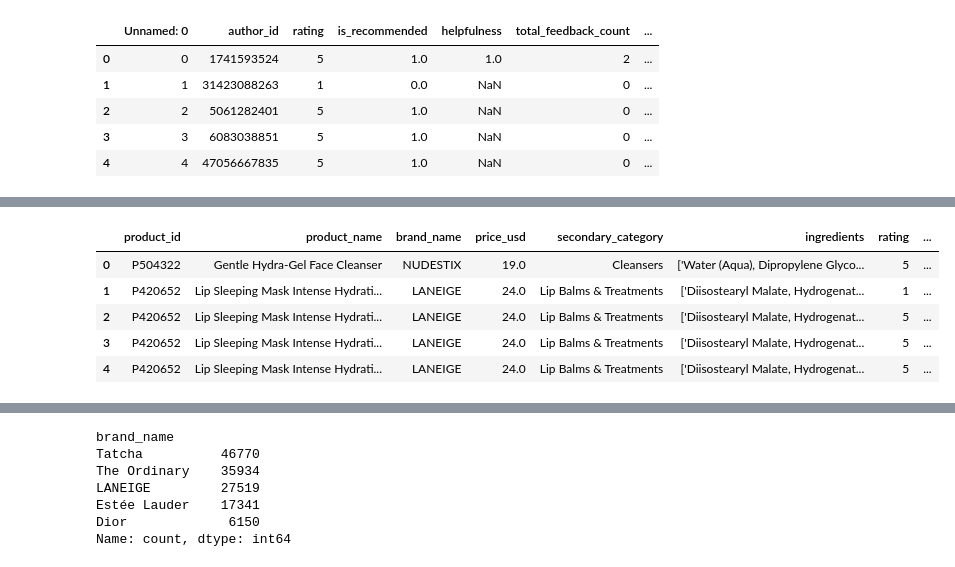
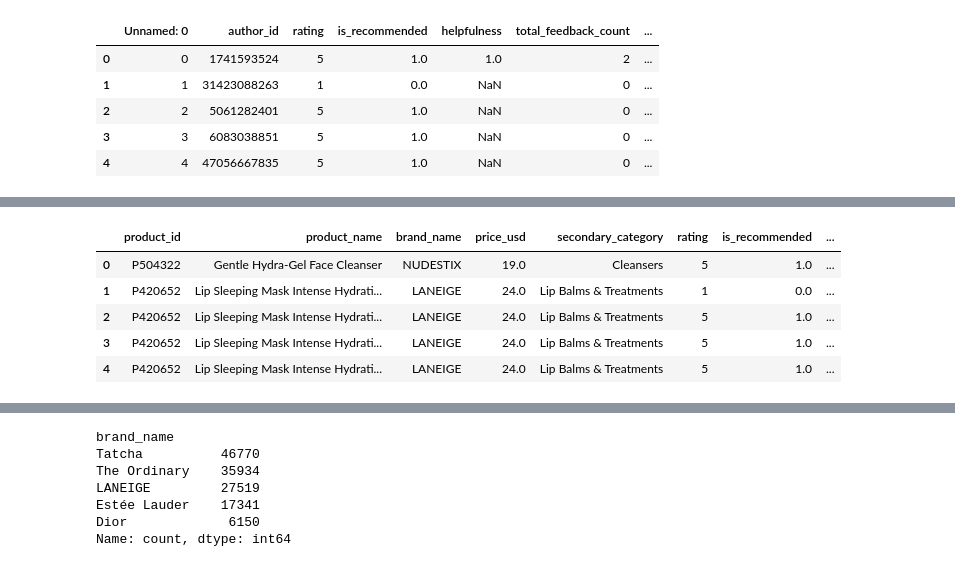
Before and after one commit to dcasey07/sephora-reviews, a Jupyter notebook: reviews.ipynb, the cells around one changed output, grey strips where cells are left out. Saved outputs shown, nothing was run; the diff lists cells and outputs as text; code cells hidden in the pictures.

```diff
--- a/reviews.ipynb
+++ b/reviews.ipynb
@@ -61,11 +43,13 @@ Name: count, dtype: int64
+# %%
+complete_df['submission_time'] = pd.to_datetime(complete_df['submission_time'], format='%Y-%m-%d')
 # %%
-columns = ['product_id', 'product_name', 'brand_name', 'price_usd', 'secondary_category', 'ingredients', 'rating', 'is_recommended', 'helpfulness', 'total_feedback_count', 'total_neg_feedback_count', 'total_pos_feedback_count', 'review_text', 'review_title', 'submission_time']
+columns = ['product_id', 'product_name', 'brand_name', 'price_usd', 'secondary_category', 'rating', 'is_recommended', 'helpfulness', 'total_feedback_count', 'total_neg_feedback_count', 'total_pos_feedback_count', 'review_text', 'review_title', 'submission_time']
 complete_df = complete_df[columns]
 complete_df.head()
 # %% [output]
-|  | product_id | product_name | brand_name | price_usd | secondary_category | ingredients | rating | ... |
-| 0 | P504322 | Gentle Hydra-Gel Face Cleanser | NUDESTIX | 19.0 | Cleansers | ['Water (Aqua), Dipropylene Glyco... | 5 | ... |
-| 1 | P420652 | Lip Sleeping Mask Intense Hydrati... | LANEIGE | 24.0 | Lip Balms & Treatments | ['Diisostearyl Malate, Hydrogenat... | 1 | ... |
-| 2 | P420652 | Lip Sleeping Mask Intense Hydrati... | LANEIGE | 24.0 | Lip Balms & Treatments | ['Diisostearyl Malate, Hydrogenat... | 5 | ... |
-| 3 | P420652 | Lip Sleeping Mask Intense Hydrati... | LANEIGE | 24.0 | Lip Balms & Treatments | ['Diisostearyl Malate, Hydrogenat... | 5 | ... |
-| 4 | P420652 | Lip Sleeping Mask Intense Hydrati... | LANEIGE | 24.0 | Lip Balms & Treatments | ['Diisostearyl Malate, Hydrogenat... | 5 | ... |
+|  | product_id | product_name | brand_name | price_usd | secondary_category | rating | is_recommended | ... |
+| 0 | P504322 | Gentle Hydra-Gel Face Cleanser | NUDESTIX | 19.0 | Cleansers | 5 | 1.0 | ... |
+| 1 | P420652 | Lip Sleeping Mask Intense Hydrati... | LANEIGE | 24.0 | Lip Balms & Treatments | 1 | 0.0 | ... |
+| 2 | P420652 | Lip Sleeping Mask Intense Hydrati... | LANEIGE | 24.0 | Lip Balms & Treatments | 5 | 1.0 | ... |
+| 3 | P420652 | Lip Sleeping Mask Intense Hydrati... | LANEIGE | 24.0 | Lip Balms & Treatments | 5 | 1.0 | ... |
+| 4 | P420652 | Lip Sleeping Mask Intense Hydrati... | LANEIGE | 24.0 | Lip Balms & Treatments | 5 | 1.0 | ... |
```
Also changed, not shown: parts of 15 cells of this notebook.
